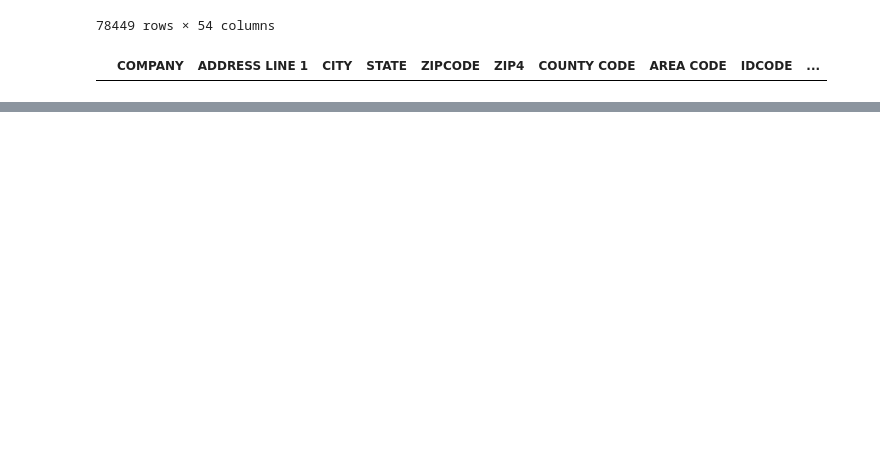
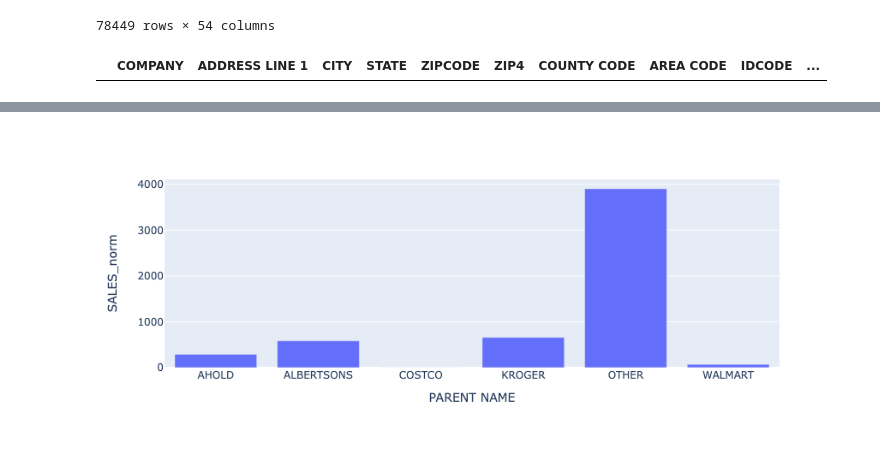
Before and after one commit to uchicago-dsi/rafi-grocery, a Jupyter notebook: July5th.ipynb, the cells around one changed output, grey strips where cells are left out. Drawn from its saved outputs; the diff is of its cells as text; code cells hidden in the pictures; blank space fills up the shorter version.

```diff
--- a/July5th.ipynb
+++ b/July5th.ipynb
@@ -363,0 +380,8 @@ NameError: name 'grocery_t10_22' is not defined
+# %%
+super22_salesvol = supermarkets_2022.groupby('PARENT NAME')['SALES VOLUME (9) - LOCATION'].sum().reset_index()
+# %%
+# creating a new column by dividing by 100,000 (but we should look at normalization/standardization)
+super22_salesvol['SALES_norm'] = super22_salesvol['SALES VOLUME (9) - LOCATION']/100000
+# %%
+px.bar(super22_salesvol, x='PARENT NAME', y='SALES_norm')
+# %% [output]
@@ -363,0 +389 @@ NameError: name 'grocery_t10_22' is not defined
+[figure, added]
```
Also changed, not shown: parts of 5 cells of this notebook.
